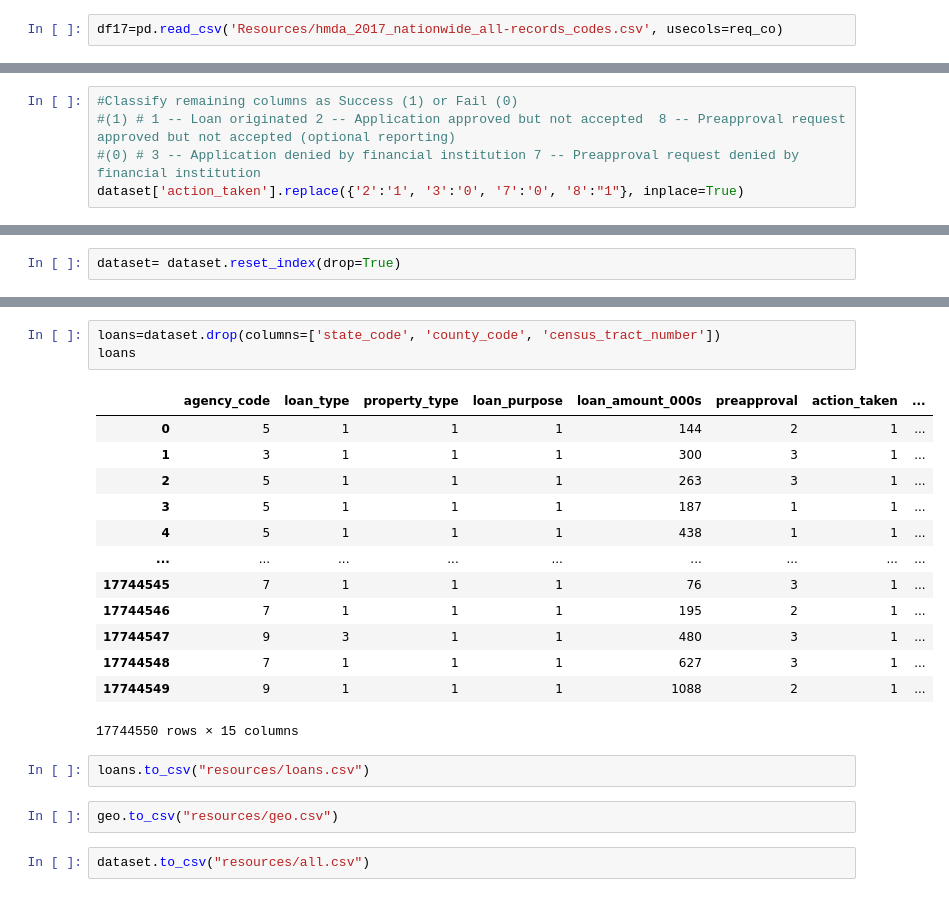
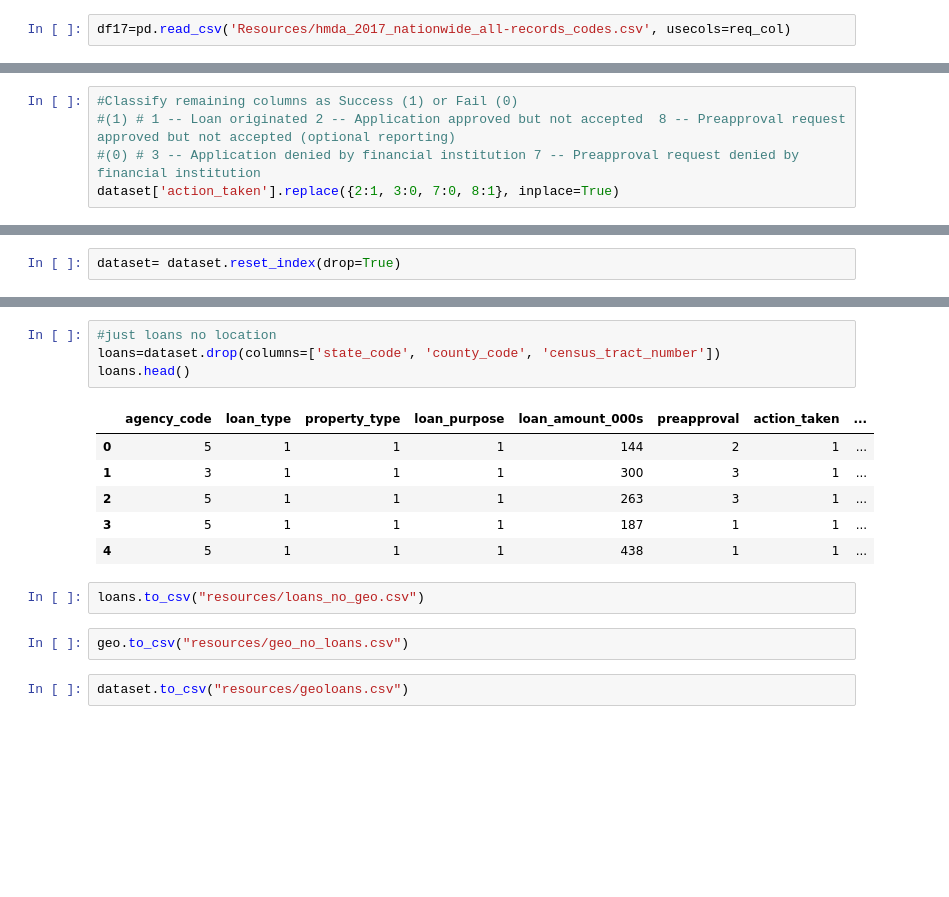
Before and after one commit to reiderwin/project4, a Jupyter notebook: loan_data_cleanup_1.ipynb, the cells around one changed output, grey strips where cells are left out. Cells and saved outputs as stored; diff of their text form; blank space fills up the shorter version.

```diff
--- a/loan_data_cleanup_1.ipynb
+++ b/loan_data_cleanup_1.ipynb
@@ -44,5 +46,5 @@ set_dtypes={'agency_code':'int8'
 # %%
-df17=pd.read_csv('Resources/hmda_2017_nationwide_all-records_codes.csv', usecols=req_co)
+df17=pd.read_csv('Resources/hmda_2017_nationwide_all-records_codes.csv', usecols=req_col)
 # %%
 df17.info()
 # %% [output]
@@ -219,7 +227,7 @@ dataset=dataset[(dataset.action_taken !=4) & (dataset.action_taken !=5) &(datase
 #Classify remaining columns as Success (1) or Fail (0)
 #(1) # 1 -- Loan originated	2 -- Application approved but not accepted	8 -- Preapproval request approved but not accepted (optional reporting)
 #(0) # 3 -- Application denied by financial institution 7 -- Preapproval request denied by financial institution
-dataset['action_taken'].replace({'2':'1', '3':'0', '7':'0', '8':"1"}, inplace=True)
+dataset['action_taken'].replace({2:1, 3:0, 7:0, 8:1}, inplace=True)
 # %%
 dataset['action_taken'].value_counts()
 # %% [output]
@@ -256,23 +276,17 @@ geo
 # %%
+#just loans no location
 loans=dataset.drop(columns=['state_code', 'county_code', 'census_tract_number'])
-loans
+loans.head()
 # %% [output]
 |  | agency_code | loan_type | property_type | loan_purpose | loan_amount_000s | preapproval | action_taken | ... |
 | 0 | 5 | 1 | 1 | 1 | 144 | 2 | 1 | ... |
 | 1 | 3 | 1 | 1 | 1 | 300 | 3 | 1 | ... |
 | 2 | 5 | 1 | 1 | 1 | 263 | 3 | 1 | ... |
 | 3 | 5 | 1 | 1 | 1 | 187 | 1 | 1 | ... |
 | 4 | 5 | 1 | 1 | 1 | 438 | 1 | 1 | ... |
-| ... | ... | ... | ... | ... | ... | ... | ... | ... |
-| 17744545 | 7 | 1 | 1 | 1 | 76 | 3 | 1 | ... |
-| 17744546 | 7 | 1 | 1 | 1 | 195 | 2 | 1 | ... |
-| 17744547 | 9 | 3 | 1 | 1 | 480 | 3 | 1 | ... |
-| 17744548 | 7 | 1 | 1 | 1 | 627 | 3 | 1 | ... |
-| 17744549 | 9 | 1 | 1 | 1 | 1088 | 2 | 1 | ... |
-17744550 rows × 15 columns
 # %%
-loans.to_csv("resources/loans.csv")
+loans.to_csv("resources/loans_no_geo.csv")
 # %%
-geo.to_csv("resources/geo.csv")
+geo.to_csv("resources/geo_no_loans.csv")
 # %%
-dataset.to_csv("resources/all.csv")
+dataset.to_csv("resources/geoloans.csv")
```
Also changed, not shown: parts of 9 cells of this notebook, 1 other file.
